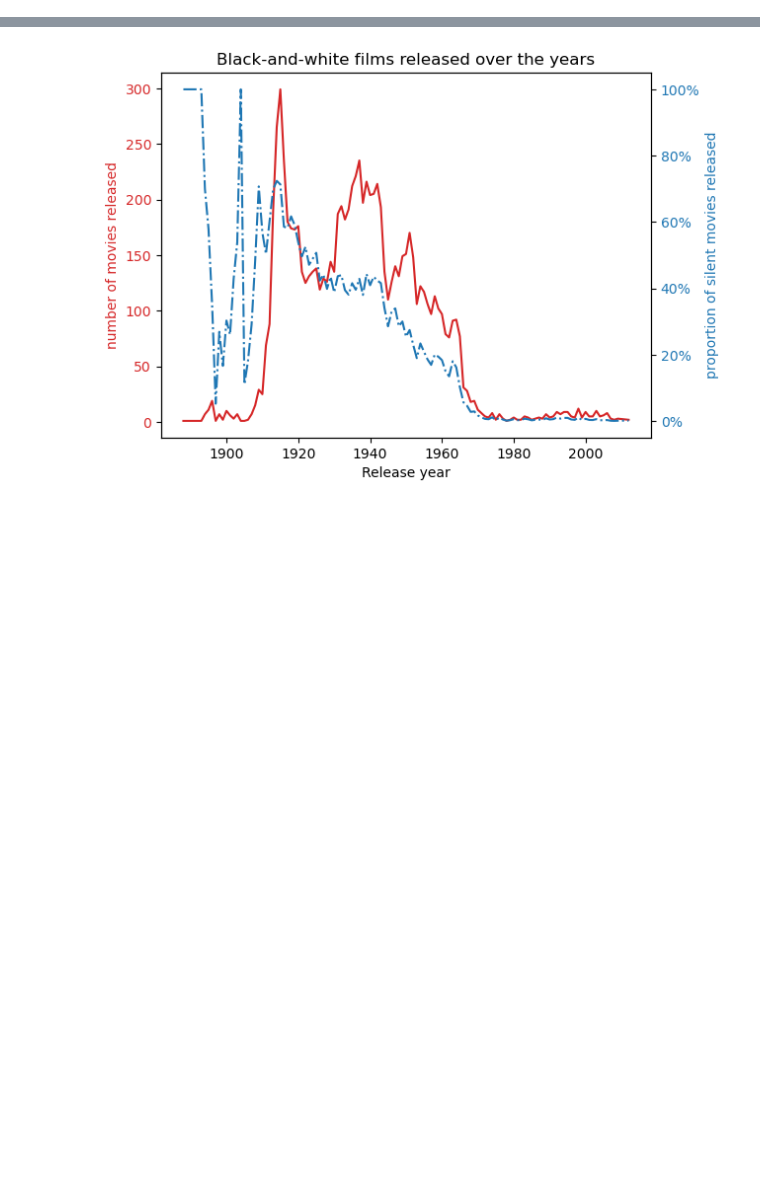
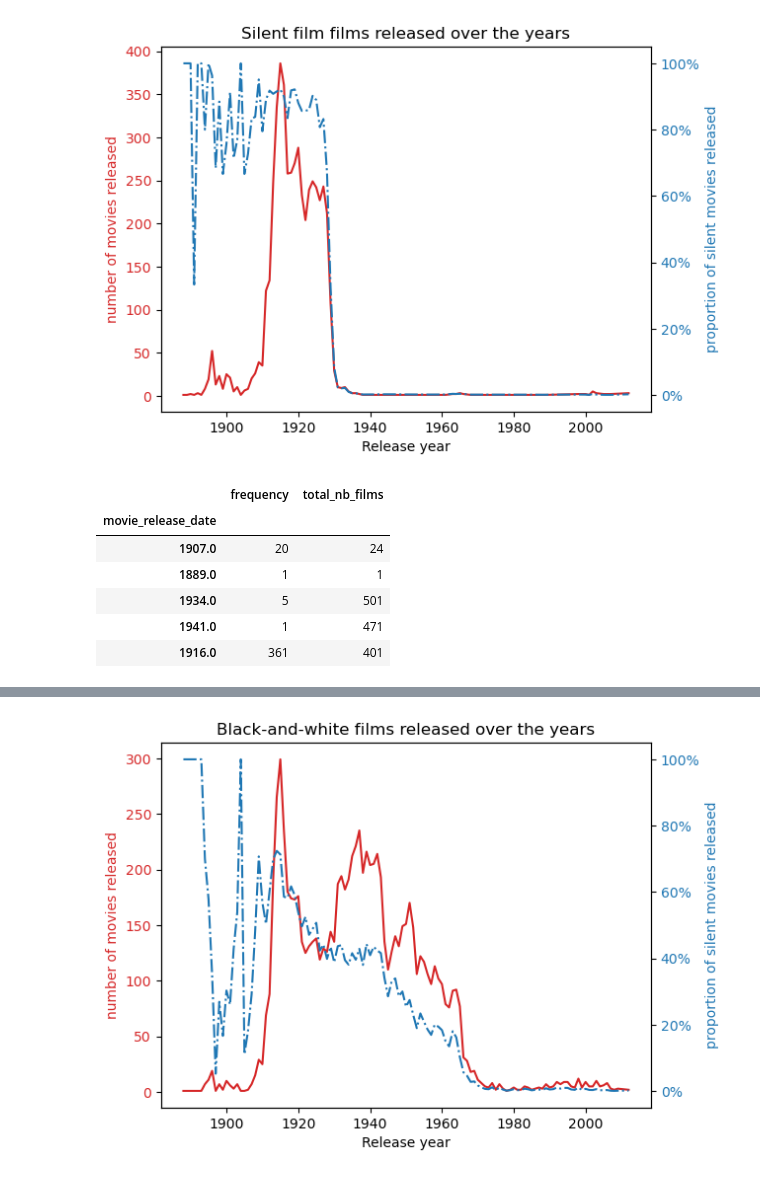
Before and after one commit to epfl-ada/ada-2023-project-adacalypse, a Jupyter notebook: code/actors_career_arc.ipynb, the cells around one changed output, grey strips where cells are left out. Saved outputs shown, nothing was run; the diff lists cells and outputs as text; code cells hidden in the pictures; blank space fills up the shorter version.

```diff
--- a/code/actors_career_arc.ipynb
+++ b/code/actors_career_arc.ipynb
@@ -172,0 +171,16 @@ plot_distrib_actors_by_genre(actors_silent)
+# %%
+#Dataframe grouping Silent films by year and indicating the number of silent films relased, as well as the total number of films released in that year
+mute_films, mute_films_by_year = release_by_genre(movie_metadata)
+plot_release_by_genre(mute_films_by_year)
+
+#Display resulting dataframe
+mute_films_by_year.sample(5)
+# %% [output]
+[figure, added]
+|  | frequency | total_nb_films |
+| movie_release_date |  |  |
+| 1907.0 | 20 | 24 |
+| 1889.0 | 1 | 1 |
+| 1934.0 | 5 | 501 |
+| 1941.0 | 1 | 471 |
+| 1916.0 | 361 | 401 |
```
Also changed, not shown: parts of 20 cells of this notebook, 1 other file.
